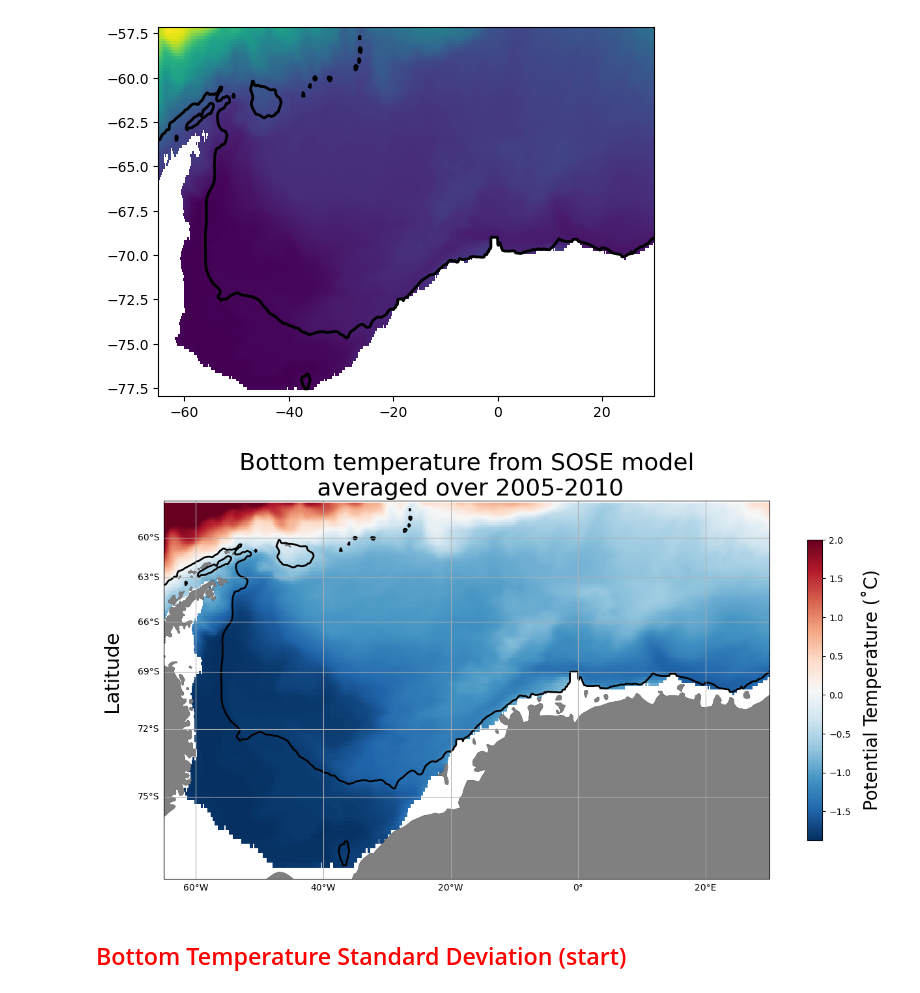
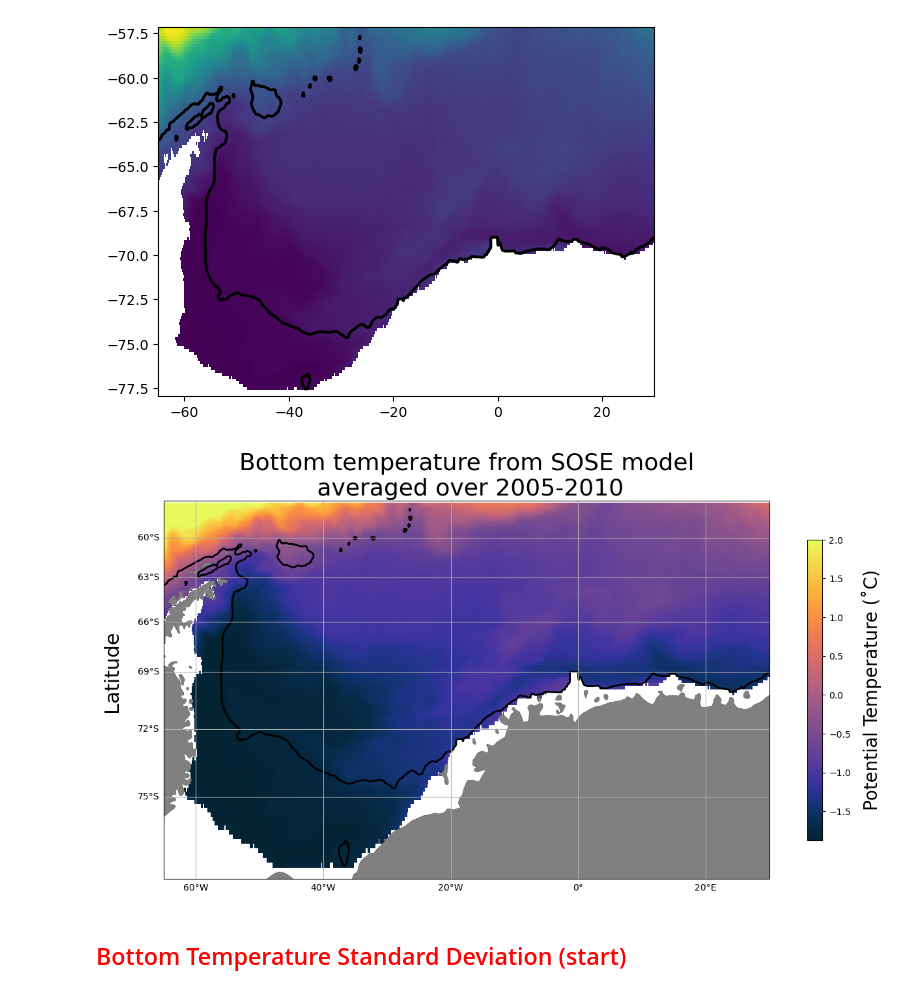
Before and after one commit to shanicetbailey/chapter1, a Jupyter notebook: SOSE-budgets/5_bottom-temp_slt-std-figs.ipynb, the cells around one changed output. Drawn from its saved outputs; the diff is of its cells as text; code cells hidden in the pictures.

```diff
--- a/SOSE-budgets/5_bottom-temp_slt-std-figs.ipynb
+++ b/SOSE-budgets/5_bottom-temp_slt-std-figs.ipynb
@@ -332,35 +334,35 @@ plt.pcolormesh(lon_fixed, lat_temp, bottom_temp.where(surf_mask))
 # %%
 proj = ccrs.Mercator() #with Mercator you can put lat lon values.
 fig, ax = plt.subplots(figsize=(15, 15), subplot_kw=dict(projection=proj))
 
 ax.set_extent([-65, 30, -78, -57], crs=ccrs.PlateCarree())
 ax.coastlines(resolution='50m')
 
 ax.add_feature(cfeature.NaturalEarthFeature('physical', 'land', '50m',
                                         edgecolor='face',
                                         facecolor='0.5'))
 #1000m isobath
 ax.contour(lon_fixed, lat_depth, coords.Depth, levels=[1000], colors='k', linewidths=2, transform=ccrs.PlateCarree())
 
-im = ax.pcolormesh(lon_fixed, lat_temp, bottom_temp.where(surf_mask), transform=ccrs.PlateCarree(), cmap='RdBu_r', vmax=2)
+im = ax.pcolormesh(lon_fixed, lat_temp, bottom_temp.where(surf_mask), transform=ccrs.PlateCarree(), cmap=cmo.thermal, vmax=2)
 cb = fig.colorbar(im, ax=ax, shrink=0.4)
 cb.set_label("Potential Temperature (˚C)", labelpad=12, fontsize=20)
 
 g1 = ax.gridlines(crs=ccrs.PlateCarree(), draw_labels=True)
 g1.xlabels_top = False
 g1.ylabels_right = False
 
 ax.text(-0.07, 0.55, 'Latitude', va='bottom', ha='center',
         rotation='vertical', rotation_mode='anchor',
         transform=ax.transAxes, fontsize=22)
 #ax.text(0.5, -0.13, 'Longitude', va='bottom', ha='center',
 #        rotation='horizontal', rotation_mode='anchor',
 #        transform=ax.transAxes, fontsize=12)
 
 plt.title('Bottom temperature from SOSE model\n averaged over 2005-2010', fontsize=26)
 plt.savefig('bot-temp-sose-1km-isobath.pdf', transparent=True);
 # %% [output]
-[figure, old version]
+[figure, new version]
 # %% [markdown]
 ## <span style='color:Red'> Bottom Temperature Standard Deviation (start)
 # %%
```
Also changed, not shown: parts of 7 cells of this notebook, 3 other files.
